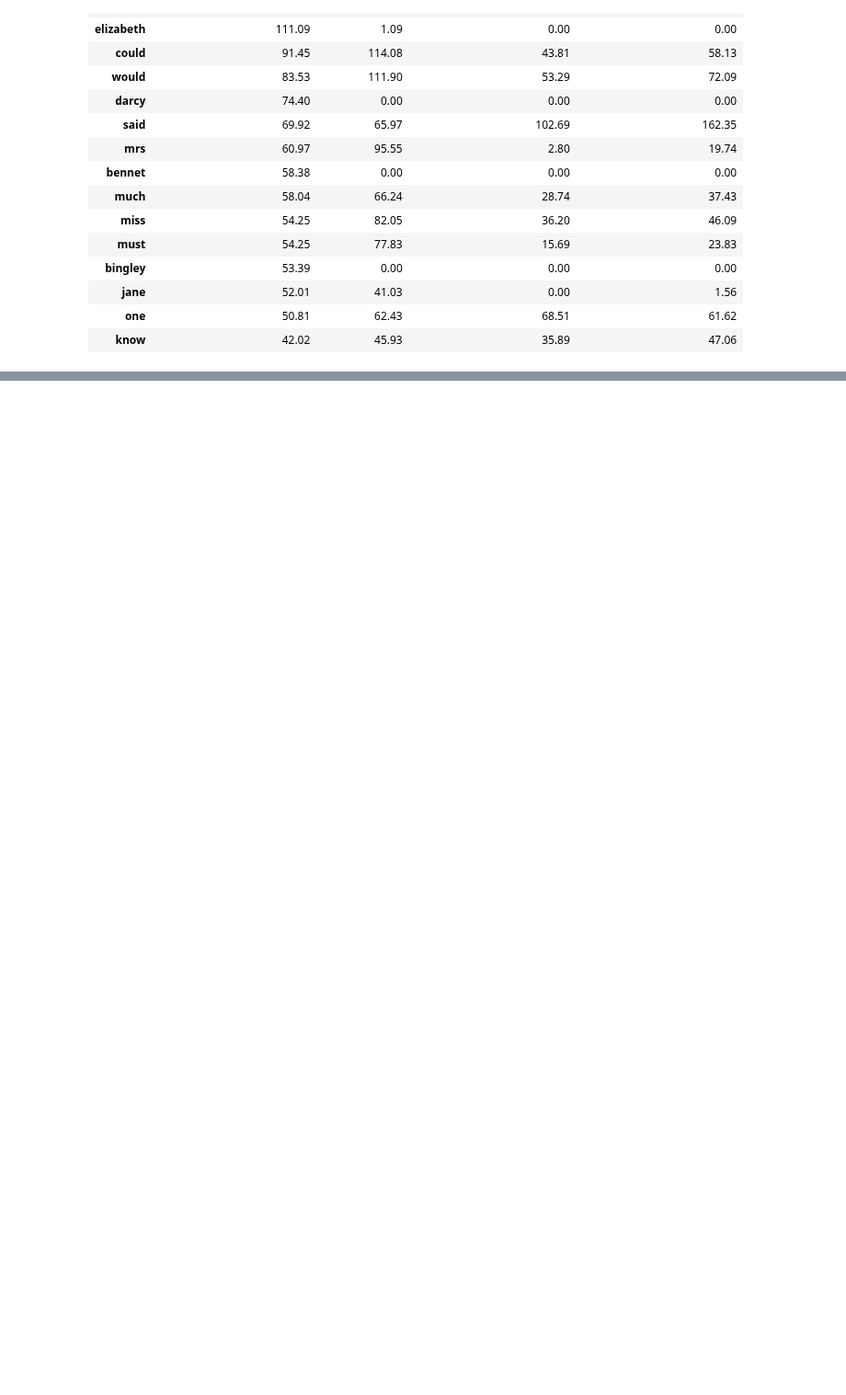
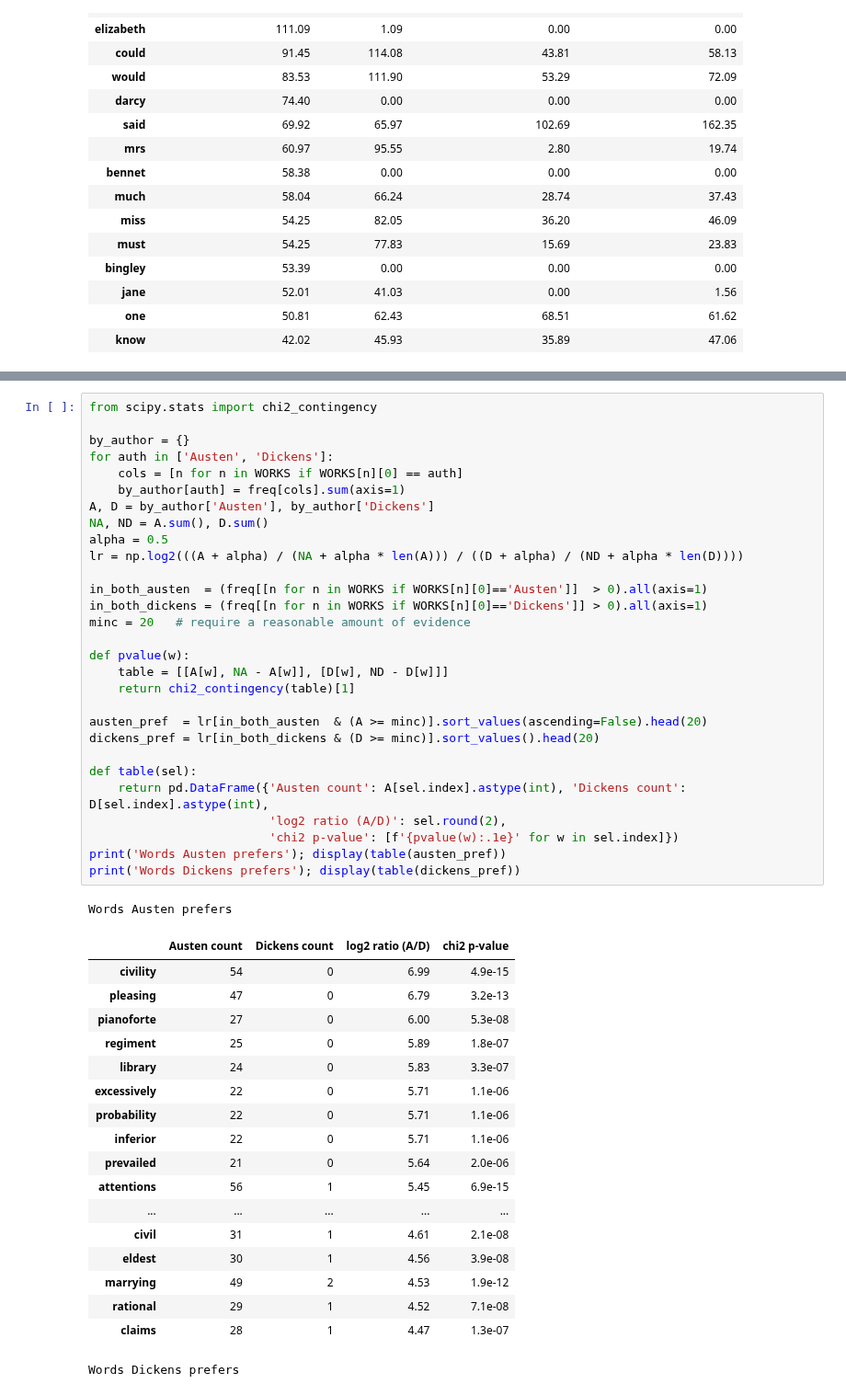
Before and after one commit to utk-cs445-fall26/MiniProject1, a Jupyter notebook: ccolli78.ipynb, the cells around one changed output, grey strips where cells are left out. Shown at 92% size. Saved outputs shown, nothing was run; the diff lists cells and outputs as text; blank space fills up the shorter version.

```diff
--- a/ccolli78.ipynb
+++ b/ccolli78.ipynb
@@ -121,0 +214,49 @@ per10k.round(2).sort_values(list(WORKS)[0], ascending=False).head(15)
+# %%
+from scipy.stats import chi2_contingency
+
+by_author = {}
+for auth in ['Austen', 'Dickens']:
+    cols = [n for n in WORKS if WORKS[n][0] == auth]
+    by_author[auth] = freq[cols].sum(axis=1)
+A, D = by_author['Austen'], by_author['Dickens']
+NA, ND = A.sum(), D.sum()
+alpha = 0.5
+lr = np.log2(((A + alpha) / (NA + alpha * len(A))) / ((D + alpha) / (ND + alpha * len(D))))
+
+in_both_austen  = (freq[[n for n in WORKS if WORKS[n][0]=='Austen']]  > 0).all(axis=1)
+in_both_dickens = (freq[[n for n in WORKS if WORKS[n][0]=='Dickens']] > 0).all(axis=1)
+minc = 20   # require a reasonable amount of evidence
+
+def pvalue(w):
+    table = [[A[w], NA - A[w]], [D[w], ND - D[w]]]
+    return chi2_contingency(table)[1]
+
+austen_pref  = lr[in_both_austen  & (A >= minc)].sort_values(ascending=False).head(20)
+dickens_pref = lr[in_both_dickens & (D >= minc)].sort_values().head(20)
+
+def table(sel):
+    return pd.DataFrame({'Austen count': A[sel.index].astype(int), 'Dickens count': D[sel.index].astype(int),
+                         'log2 ratio (A/D)': sel.round(2),
+                         'chi2 p-value': [f'{pvalue(w):.1e}' for w in sel.index]})
+print('Words Austen prefers'); display(table(austen_pref))
+print('Words Dickens prefers'); display(table(dickens_pref))
+# %% [output]
+Words Austen prefers
+|  | Austen count | Dickens count | log2 ratio (A/D) | chi2 p-value |
+| civility | 54 | 0 | 6.99 | 4.9e-15 |
+| pleasing | 47 | 0 | 6.79 | 3.2e-13 |
+| pianoforte | 27 | 0 | 6.00 | 5.3e-08 |
+| regiment | 25 | 0 | 5.89 | 1.8e-07 |
+| library | 24 | 0 | 5.83 | 3.3e-07 |
+| excessively | 22 | 0 | 5.71 | 1.1e-06 |
+| probability | 22 | 0 | 5.71 | 1.1e-06 |
+| inferior | 22 | 0 | 5.71 | 1.1e-06 |
+| prevailed | 21 | 0 | 5.64 | 2.0e-06 |
+| attentions | 56 | 1 | 5.45 | 6.9e-15 |
+| ... | ... | ... | ... | ... |
+| civil | 31 | 1 | 4.61 | 2.1e-08 |
+| eldest | 30 | 1 | 4.56 | 3.9e-08 |
+| marrying | 49 | 2 | 4.53 | 1.9e-12 |
+| rational | 29 | 1 | 4.52 | 7.1e-08 |
+| claims | 28 | 1 | 4.47 | 1.3e-07 |
+Words Dickens prefers
```
Also changed, not shown: parts of 11 cells of this notebook.
